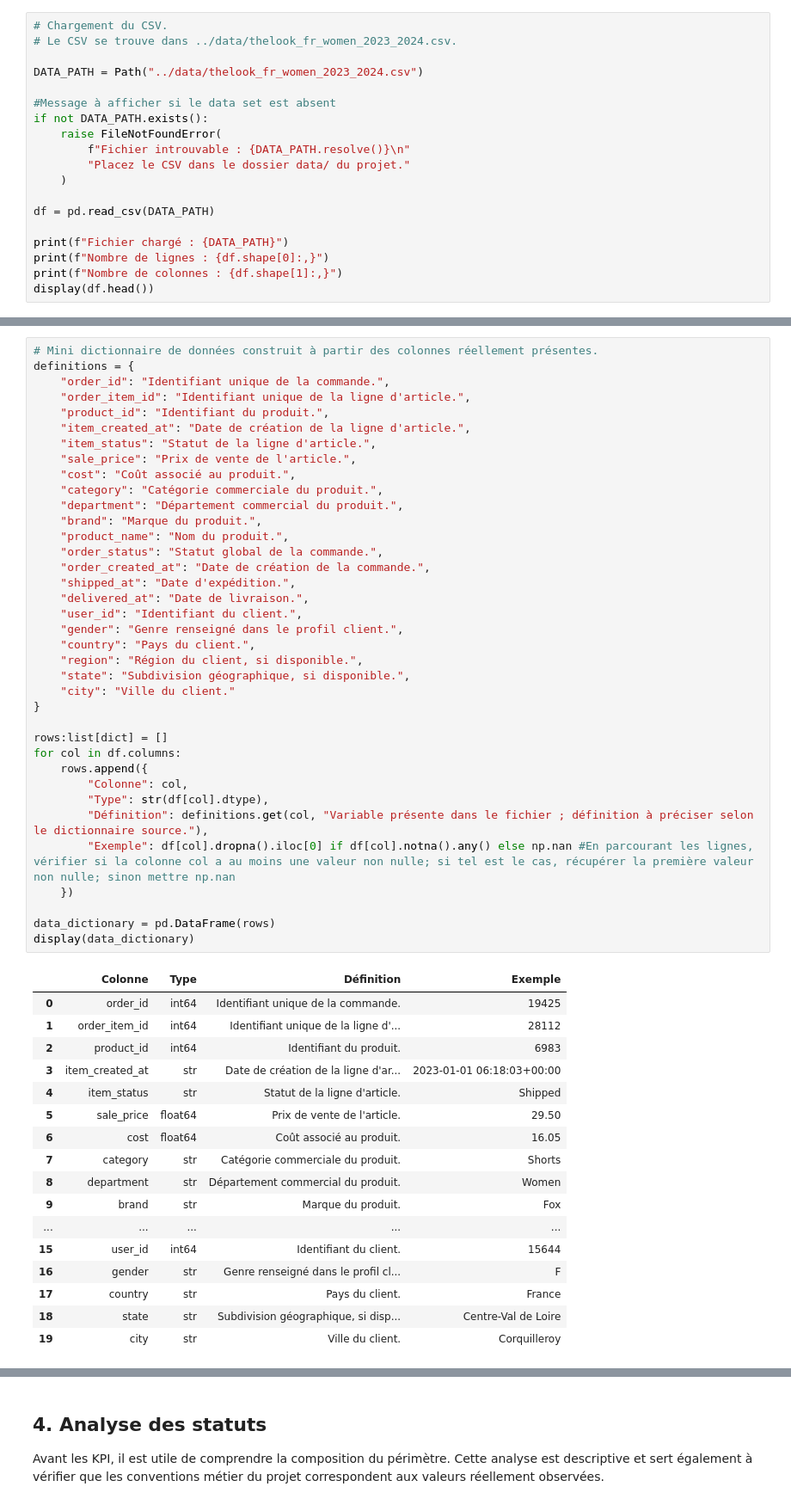
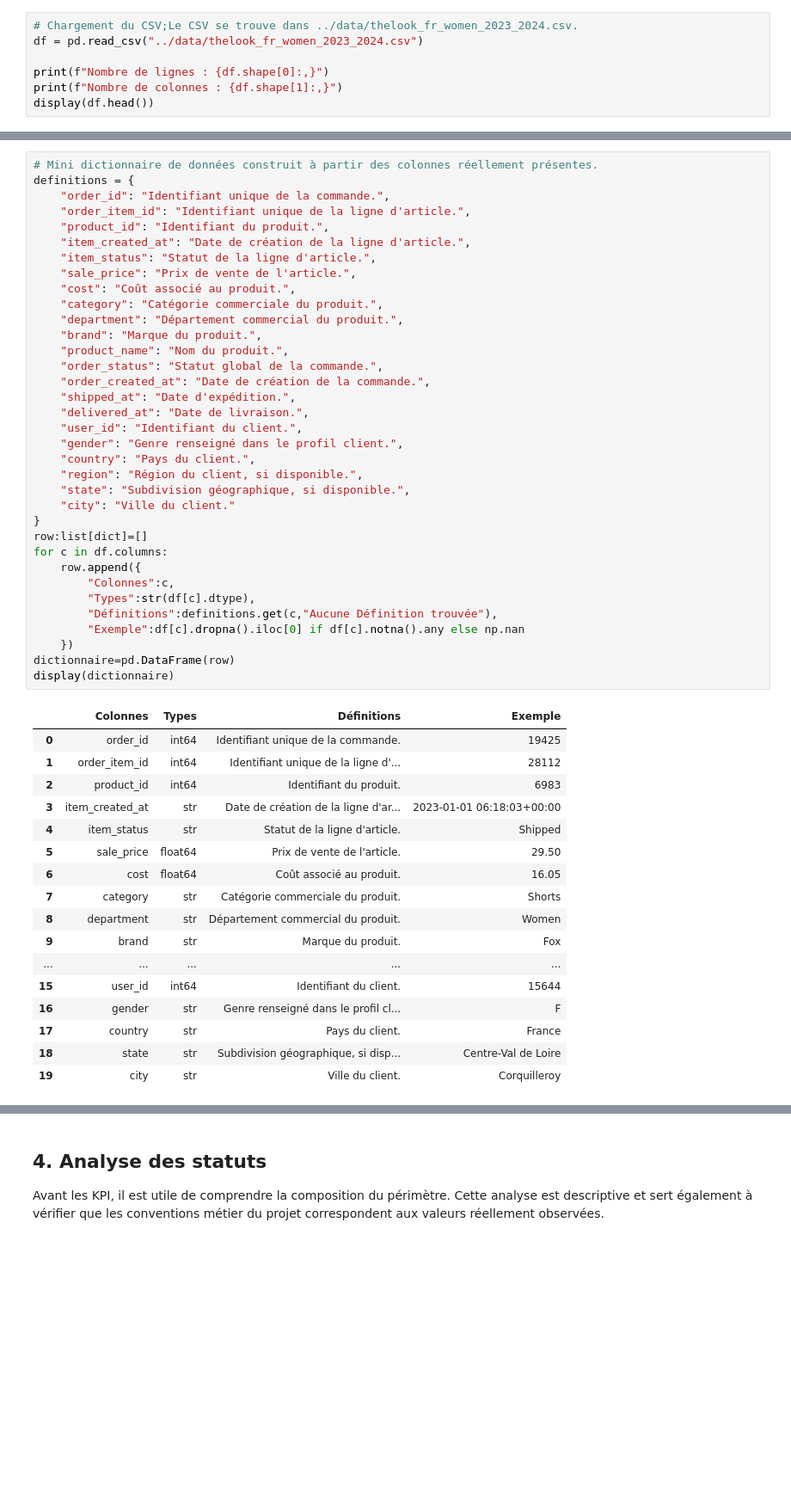
Before and after one commit to glimaleba/projet_thelook, a Jupyter notebook: notebooks/01_EDA_python.ipynb, the cells around one changed output, grey strips where cells are left out. Shown at 86% size. Drawn from its saved outputs; the diff is of its cells as text; blank space fills up the shorter version.

```diff
--- a/notebooks/01_EDA_python.ipynb
+++ b/notebooks/01_EDA_python.ipynb
@@ -69,19 +66,7 @@ Environnement analytique initialisé.
 # %%
-# Chargement du CSV.
-# Le CSV se trouve dans ../data/thelook_fr_women_2023_2024.csv.
+# Chargement du CSV;Le CSV se trouve dans ../data/thelook_fr_women_2023_2024.csv.
+df = pd.read_csv("../data/thelook_fr_women_2023_2024.csv")
 
-DATA_PATH = Path("../data/thelook_fr_women_2023_2024.csv")
-
-#Message à afficher si le data set est absent
-if not DATA_PATH.exists():
-    raise FileNotFoundError(
-        f"Fichier introuvable : {DATA_PATH.resolve()}\n"
-        "Placez le CSV dans le dossier data/ du projet."
-    )
-
-df = pd.read_csv(DATA_PATH)
-
-print(f"Fichier chargé : {DATA_PATH}")
 print(f"Nombre de lignes : {df.shape[0]:,}")
 print(f"Nombre de colonnes : {df.shape[1]:,}")
 display(df.head())
@@ -149,42 +132,40 @@ memory usage: 262.5 KB
 # %%
 # Mini dictionnaire de données construit à partir des colonnes réellement présentes.
 definitions = {
     "order_id": "Identifiant unique de la commande.",
     "order_item_id": "Identifiant unique de la ligne d'article.",
     "product_id": "Identifiant du produit.",
     "item_created_at": "Date de création de la ligne d'article.",
     "item_status": "Statut de la ligne d'article.",
     "sale_price": "Prix de vente de l'article.",
     "cost": "Coût associé au produit.",
     "category": "Catégorie commerciale du produit.",
     "department": "Département commercial du produit.",
     "brand": "Marque du produit.",
     "product_name": "Nom du produit.",
     "order_status": "Statut global de la commande.",
     "order_created_at": "Date de création de la commande.",
     "shipped_at": "Date d'expédition.",
     "delivered_at": "Date de livraison.",
     "user_id": "Identifiant du client.",
     "gender": "Genre renseigné dans le profil client.",
     "country": "Pays du client.",
     "region": "Région du client, si disponible.",
     "state": "Subdivision géographique, si disponible.",
     "city": "Ville du client."
 }
-
-rows:list[dict] = []
-for col in df.columns:
-    rows.append({
-        "Colonne": col,
-        "Type": str(df[col].dtype),
-        "Définition": definitions.get(col, "Variable présente dans le fichier ; définition à préciser selon le dictionnaire source."),
-        "Exemple": df[col].dropna().iloc[0] if df[col].notna().any() else np.nan #En parcourant les lignes, vérifier si la colonne col a au moins une valeur non nulle; si tel est le cas, récupérer la première valeur non nulle; sinon mettre np.nan
+row:list[dict]=[]
+for c in df.columns:
+    row.append({
+        "Colonnes":c,
+        "Types":str(df[c].dtype),
+        "Définitions":definitions.get(c,"Aucune Définition trouvée"),
+        "Exemple":df[c].dropna().iloc[0] if df[c].notna().any else np.nan
     })
-
-data_dictionary = pd.DataFrame(rows)
-display(data_dictionary)
+dictionnaire=pd.DataFrame(row)
+display(dictionnaire)
 # %% [output]
-|  | Colonne | Type | Définition | Exemple |
+|  | Colonnes | Types | Définitions | Exemple |
 | 0 | order_id | int64 | Identifiant unique de la commande. | 19425 |
 | 1 | order_item_id | int64 | Identifiant unique de la ligne d'... | 28112 |
 | 2 | product_id | int64 | Identifiant du produit. | 6983 |
```
Also changed, not shown: parts of 43 cells of this notebook, 1 other file.
